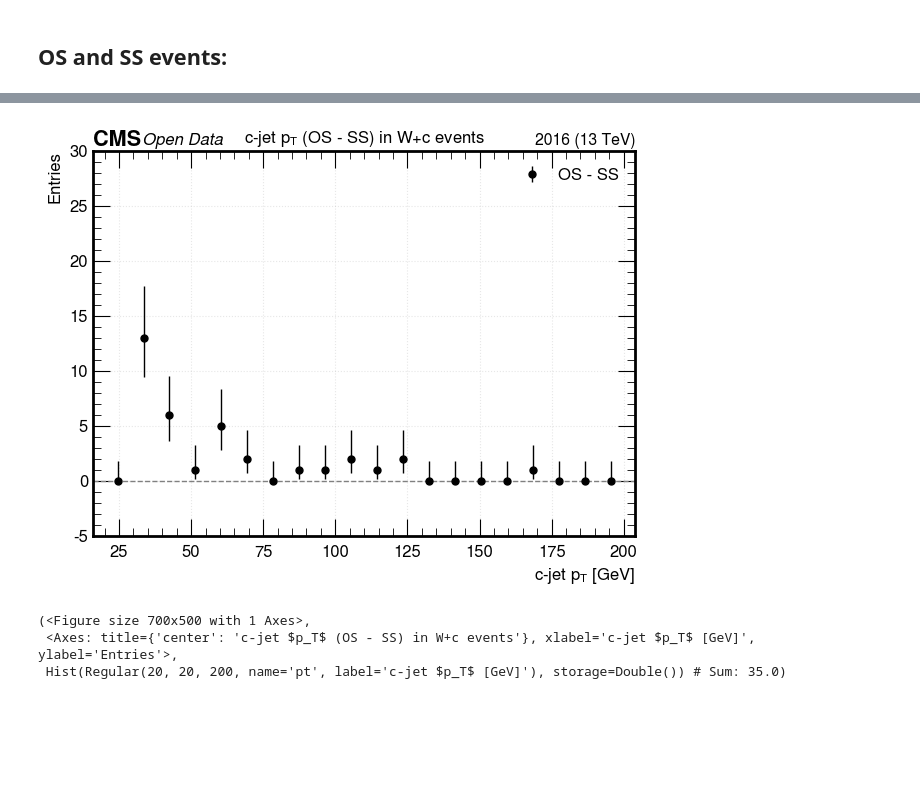
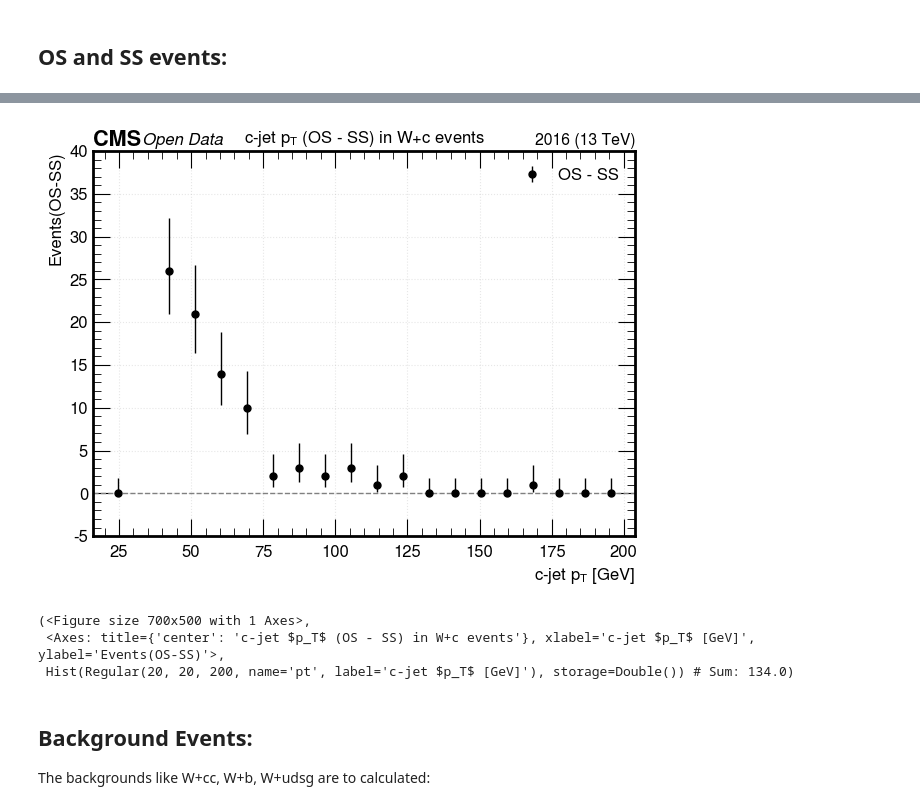
Before and after one commit to xondikoi03/charmTaggingAnalysis, a Jupyter notebook: Coffea/notebooks/WcAnalysis.ipynb, the cells around one changed output, grey strips where cells are left out. Drawn from its saved outputs; the diff is of its cells as text; code cells hidden in the pictures; blank space fills up the shorter version.

```diff
--- a/Coffea/notebooks/WcAnalysis.ipynb
+++ b/Coffea/notebooks/WcAnalysis.ipynb
@@ -18,7 +18,7 @@ import matplotlib.pyplot as plt
 NanoAODSchema.warn_missing_crossrefs = False
 # %%
 events = NanoEventsFactory.from_root(
-    {"../../datasets/nano106X_on_mini106X_2017_mc_NANOAOD_W1Jets_to_LNu_250K.root": "Events"},
+    {"../../datasets/nano106X_on_mini106X_2017_mc_NANOAOD_W1Jets_to_LNu_1M.root": "Events"},
     schemaclass=NanoAODSchema,
     metadata={"dataset":"WJets"},
     mode="dask"
@@ -510,25 +541,30 @@ make_overlay_hist(
 # %%
 make_diff_hist(
     cjet_pt_OS,
     cjet_pt_SS,
     bins=20,
     lo=20,
     hi=200,
     ylo=-5,
-    yhi=30,
+    yhi=40,
     name="pt",
     xlabel=r"c-jet $p_T$ [GeV]",
+    ylabel="Events(OS-SS)",
     title=r"c-jet $p_T$ (OS - SS) in W+c events",
     diff_label="OS - SS",
     color="k",
     histtype="errorbar",
     yerr=True,
     zero_line=True,
     normalize=False,
     fname="Plots/cjet_pt_diff.png"
 )
 # %% [output]
-[figure, old version]
+[figure, new version]
 (<Figure size 700x500 with 1 Axes>,
- <Axes: title={'center': 'c-jet $p_T$ (OS - SS) in W+c events'}, xlabel='c-jet $p_T$ [GeV]', ylabel='Entries'>,
- Hist(Regular(20, 20, 200, name='pt', label='c-jet $p_T$ [GeV]'), storage=Double()) # Sum: 35.0)
+ <Axes: title={'center': 'c-jet $p_T$ (OS - SS) in W+c events'}, xlabel='c-jet $p_T$ [GeV]', ylabel='Events(OS-SS)'>,
+ Hist(Regular(20, 20, 200, name='pt', label='c-jet $p_T$ [GeV]'), storage=Double()) # Sum: 134.0)
+# %% [markdown]
+## Background Events:
+
+The backgrounds like W+cc, W+b, W+udsg are to calculated:
```
Also changed, not shown: parts of 7 cells of this notebook, 5 other files.
